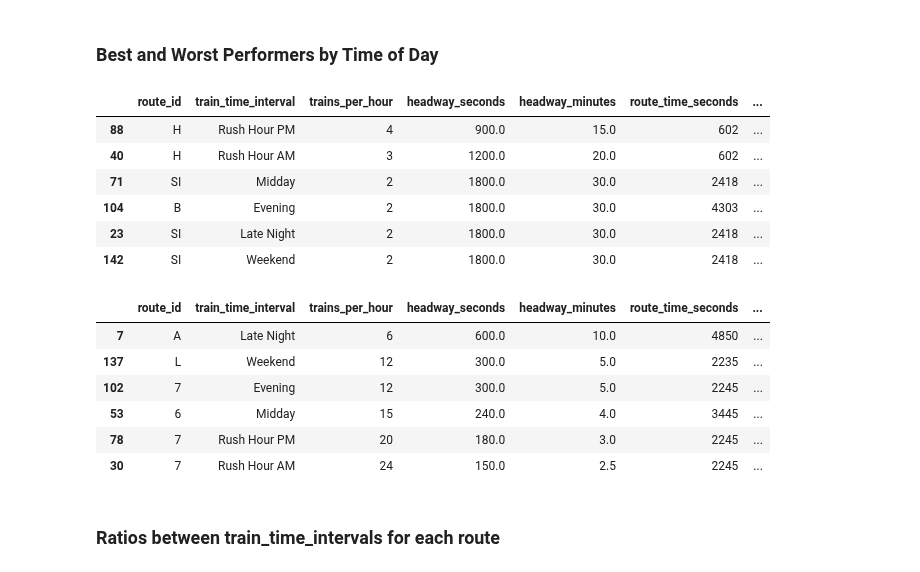
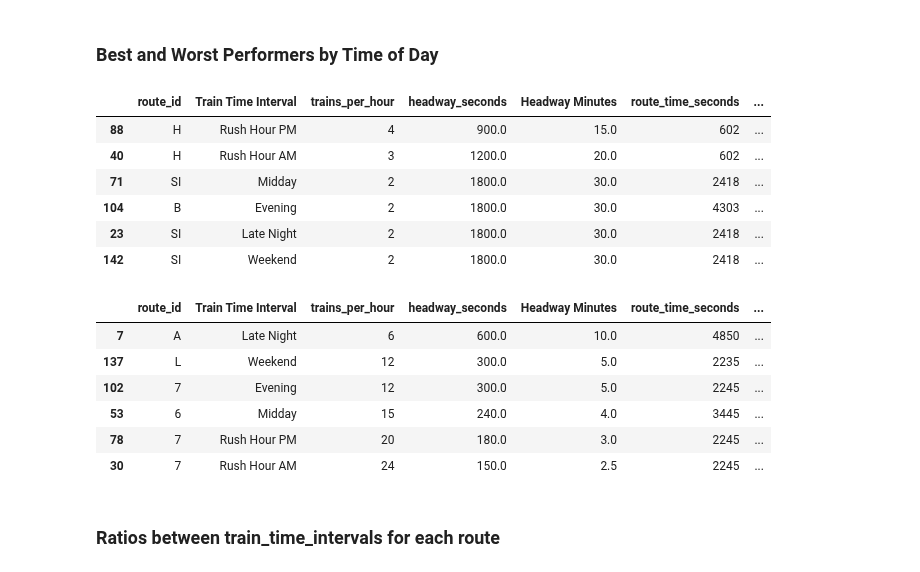
Before and after one commit to gregfeliu/NYC-Subway-Frequencies, a Jupyter notebook: 2.Analyzing_Frequency_of_Trains.ipynb, the cells around one changed output. Cells and saved outputs as stored; diff of their text form; code cells hidden in the pictures.

```diff
--- a/2.Analyzing_Frequency_of_Trains.ipynb
+++ b/2.Analyzing_Frequency_of_Trains.ipynb
@@ -346,10 +346,10 @@ Weekend
 # %%
 # lowest  -- removing inf values first
 # it's a tie for worst so let's just make it SIR lol
-trip_interval_route_freq[trip_interval_route_freq['headway_minutes'] < 1000].sort_values(
-    by='headway_minutes').drop_duplicates(subset='train_time_interval', keep='last')
+trip_interval_route_freq[trip_interval_route_freq['Headway Minutes'] < 1000].sort_values(
+    by='Headway Minutes').drop_duplicates(subset='Train Time Interval', keep='last')
 # %% [output]
-|  | route_id | train_time_interval | trains_per_hour | headway_seconds | headway_minutes | route_time_seconds | ... |
+|  | route_id | Train Time Interval | trains_per_hour | headway_seconds | Headway Minutes | route_time_seconds | ... |
 | 88 | H | Rush Hour PM | 4 | 900.0 | 15.0 | 602 | ... |
 | 40 | H | Rush Hour AM | 3 | 1200.0 | 20.0 | 602 | ... |
 | 71 | SI | Midday | 2 | 1800.0 | 30.0 | 2418 | ... |
@@ -357,10 +357,10 @@ trip_interval_route_freq[trip_interval_route_freq['headway_minutes'] < 1000].sor
 | 23 | SI | Late Night | 2 | 1800.0 | 30.0 | 2418 | ... |
 | 142 | SI | Weekend | 2 | 1800.0 | 30.0 | 2418 | ... |
 # %%
-trip_interval_route_freq[trip_interval_route_freq['headway_minutes'] < 1000].sort_values(
-    by='headway_minutes', ascending=False).drop_duplicates(subset='train_time_interval', keep='last')
+trip_interval_route_freq[trip_interval_route_freq['Headway Minutes'] < 1000].sort_values(
+    by='Headway Minutes', ascending=False).drop_duplicates(subset='Train Time Interval', keep='last')
 # %% [output]
-|  | route_id | train_time_interval | trains_per_hour | headway_seconds | headway_minutes | route_time_seconds | ... |
+|  | route_id | Train Time Interval | trains_per_hour | headway_seconds | Headway Minutes | route_time_seconds | ... |
 | 7 | A | Late Night | 6 | 600.0 | 10.0 | 4850 | ... |
 | 137 | L | Weekend | 12 | 300.0 | 5.0 | 2235 | ... |
 | 102 | 7 | Evening | 12 | 300.0 | 5.0 | 2245 | ... |
```
Also changed, not shown: parts of 21 cells of this notebook, 1 other file.
